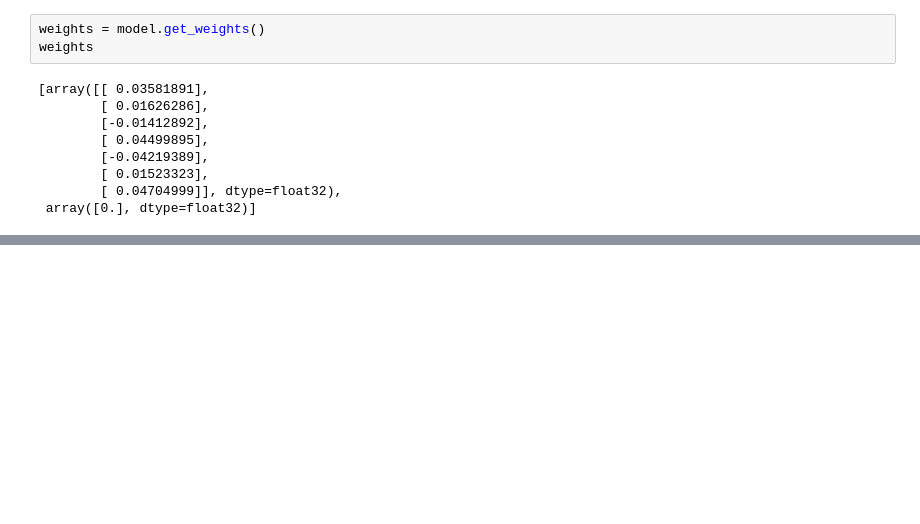
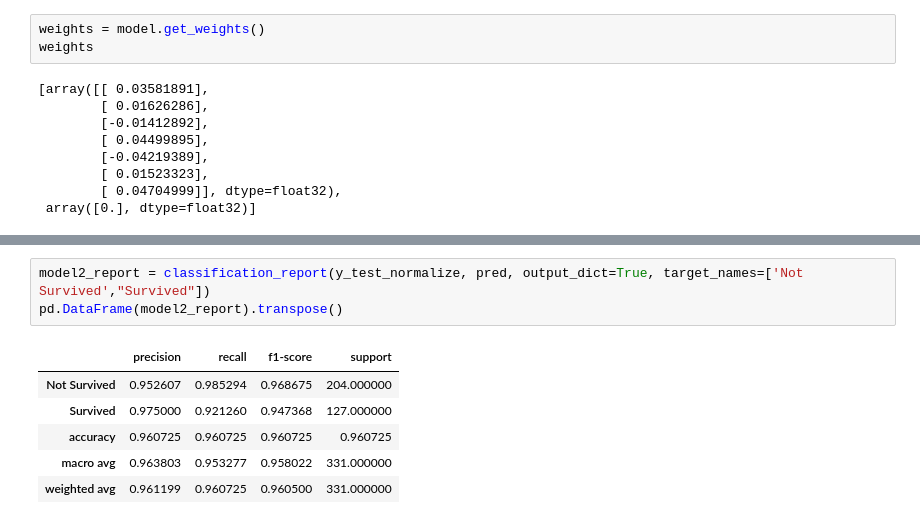
Before and after one commit to WawanWidiantara/Single-Layer-Perceptron, a Jupyter notebook: Single-Layer-Perceptron/slp.ipynb, the cells around one changed output, grey strips where cells are left out. Drawn from its saved outputs; the diff is of its cells as text; blank space fills up the shorter version.

```diff
--- a/Single-Layer-Perceptron/slp.ipynb
+++ b/Single-Layer-Perceptron/slp.ipynb
@@ -278,0 +234,10 @@ array([-0.01957578,  0.00247564, -0.0068055 , -0.02087709,  0.01118529,
+# %%
+model2_report = classification_report(y_test_normalize, pred, output_dict=True, target_names=['Not Survived',"Survived"])
+pd.DataFrame(model2_report).transpose()
+# %% [output]
+|  | precision | recall | f1-score | support |
+| Not Survived | 0.952607 | 0.985294 | 0.968675 | 204.000000 |
+| Survived | 0.975000 | 0.921260 | 0.947368 | 127.000000 |
+| accuracy | 0.960725 | 0.960725 | 0.960725 | 0.960725 |
+| macro avg | 0.963803 | 0.953277 | 0.958022 | 331.000000 |
+| weighted avg | 0.961199 | 0.960725 | 0.960500 | 331.000000 |
```
Also changed, not shown: parts of 16 cells of this notebook.
